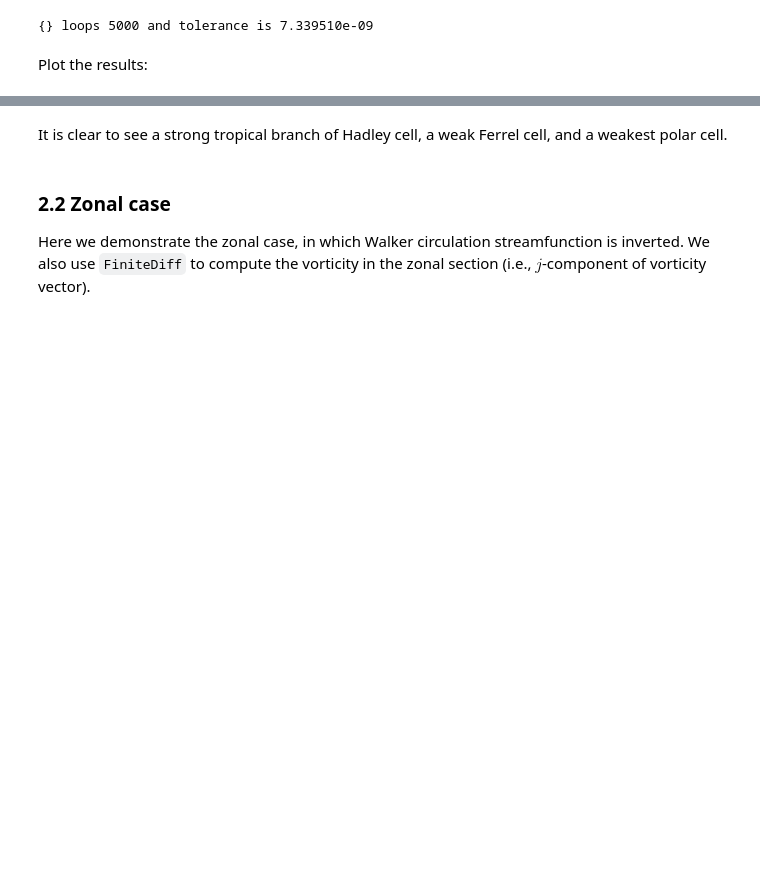
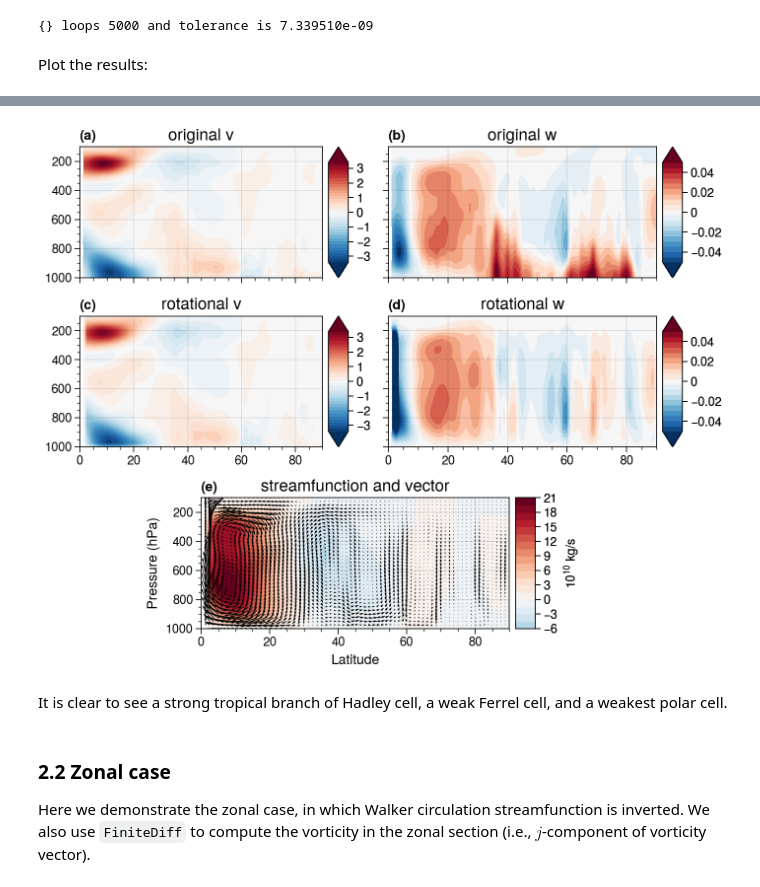
Before and after one commit to miniufo/xinvert, a Jupyter notebook: docs/source/notebooks/02_Poisson_equation_vertical.ipynb, the cells around one changed output, grey strips where cells are left out. Cells and saved outputs as stored; diff of their text form; code cells hidden in the pictures; blank space fills up the shorter version.

Commit message:
re-scaling streamfunction in atmospheric case

```diff
--- a/docs/source/notebooks/02_Poisson_equation_vertical.ipynb
+++ b/docs/source/notebooks/02_Poisson_equation_vertical.ipynb
@@ -107,3 +49,61 @@ plt.show()
+# %%
+import proplot as pplt
+
+Re  = 6371200      # earth radius
+g   = 9.80665      # gravity acceleration
+lev = ds.LEV / 100 # change unit to hPa
+lat = ds.lat
+const = 2 * np.pi * Re * np.cos(lat * np.pi / 180) / g # change unit of streamfunction to kg/s (atmospheric convention)
+
+array = [
+    [1, 1, 2, 2],
+    [3, 3, 4, 4],
+    [0, 5, 5, 0],
+]
+
+fig, axes = pplt.subplots(array, figsize=(7, 5.6), sharex=3, sharey=3, facecolor='w')
+
+fontsize = 12
+
+ax = axes[0]
+m=ax.contourf(lat, lev, v, levels=np.linspace(-3.4, 3.4, 34), extend='both')
+ax.colorbar(m, loc='r', label='', ticks=1)
+ax.set_title('original v', fontsize=fontsize)
+ax.set_ylabel('')
+ax.set_xlabel('')
+
+ax = axes[1]
+m=ax.contourf(lat, lev, w, levels=np.linspace(-0.05, 0.05, 20), extend='both')
+ax.colorbar(m, loc='r', label='', ticks=0.02)
+ax.set_title('original w', fontsize=fontsize)
+ax.set_ylabel('')
+ax.set_xlabel('')
+
+ax = axes[2]
+m=ax.contourf(lat, lev, vs, levels=np.linspace(-3.4, 3.4, 34), extend='both')
+ax.colorbar(m, loc='r', label='', ticks=1)
+ax.set_title('rotational v', fontsize=fontsize)
+ax.set_ylabel('')
+ax.set_xlabel('')
+
+ax = axes[3]
+m=ax.contourf(lat, lev, ws, levels=np.linspace(-0.05, 0.05, 20), extend='both')
+ax.colorbar(m, loc='r', label='', ticks=0.02)
+ax.set_title('rotational w', fontsize=fontsize)
+ax.set_ylabel('')
+ax.set_xlabel('')
+
+ax = axes[4]
+m=ax.contourf(lat, lev, (sf * -const) / 1e10, levels=21)
+ax.colorbar(m, loc='r', label='$10^{10}$ kg/s')
+ax.quiver(lat, lev, vs, ws*-50, scale=50)
+ax.set_title('streamfunction and vector', fontsize=fontsize)
+ax.set_ylabel('Pressure (hPa)', fontsize=fontsize-2)
+ax.set_xlabel('Latitude', fontsize=fontsize-2)
+
+axes.format(abc='(a)', xlim=[0, 90])
+# %% [output]
+[figure, added]
 # %% [markdown]
 It is clear to see a strong tropical branch of Hadley cell, a weak Ferrel cell, and a weakest polar cell.
 # %% [markdown]
```
Also changed, not shown: parts of 4 cells of this notebook, 5 other files.
